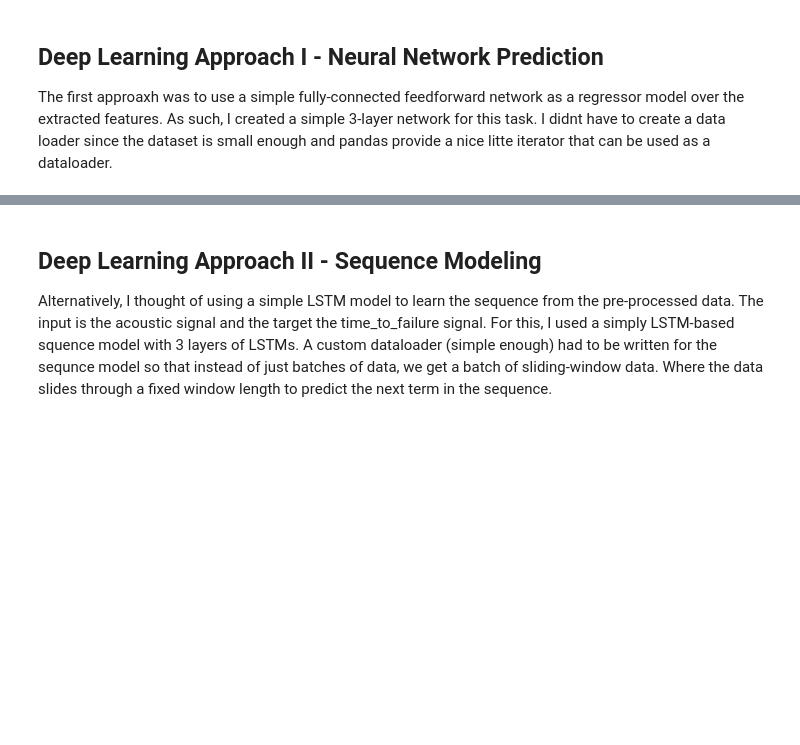
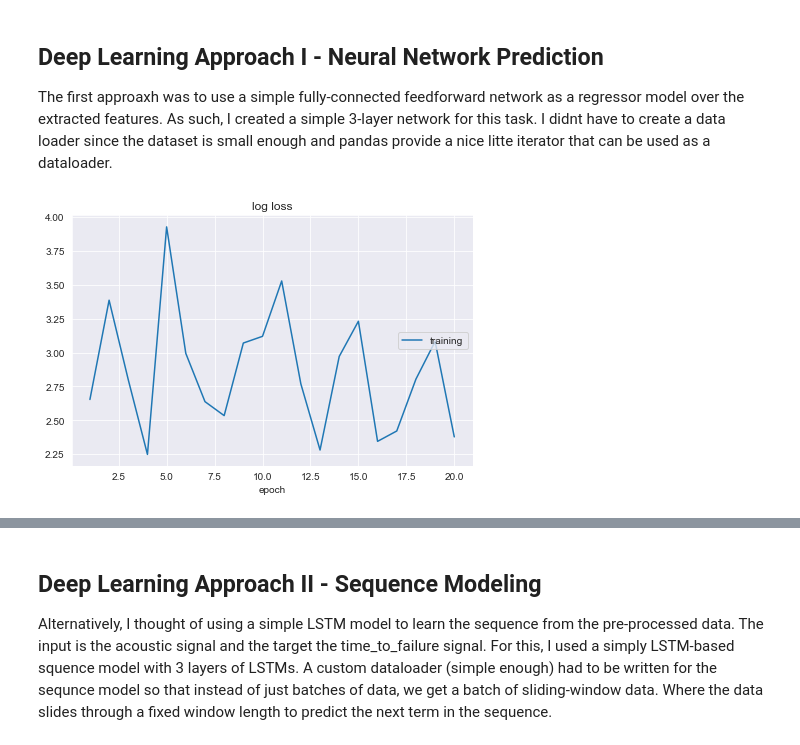
Before and after one commit to AntixK/Earthquake-Prediction, a Jupyter notebook: Main.ipynb, the cells around one changed output, grey strips where cells are left out. Cells and saved outputs as stored; diff of their text form; code cells hidden in the pictures; blank space fills up the shorter version.

```diff
--- a/Main.ipynb
+++ b/Main.ipynb
@@ -289,35 +405,36 @@ loss_func = torch.nn.L1Loss()
 # %%
 liveloss = PlotLosses()
 
 N_epoch = 20
 net.train()
 for epoch in range(N_epoch):
     logs = {}
 
     running_loss = 0.0
 
     for i in range(X_tr.shape[0]//batchsize):
         inds = np.random.choice(X_tr.shape[0], batchsize, replace=False)
 
         x = torch.from_numpy(X_tr.iloc[inds,:].values).type('torch.FloatTensor')
         y = torch.from_numpy(y_tr.iloc[inds,:].values).type('torch.FloatTensor')
-        prediction = net(x)     # input x and predict based on x
+        prediction = net(x)     # forward pass
         #print(y)
-        loss = loss_func(prediction, y)     # must be (1. nn output, 2. target)
-        #print(torch.sum(prediction))
+        loss = loss_func(prediction, y)
 
-        optimizer.zero_grad()   # clear gradients for next train
-        loss.backward()         # backpropagation, compute gradients
-        optimizer.step()        # apply gradients
+        optimizer.zero_grad()
+        loss.backward()         # backprop
+        optimizer.step()
 
         running_loss = loss.detach()
 
     epoch_loss = running_loss
 
     prefix = ''
-
     logs[prefix + 'log loss'] = epoch_loss.item()
 
     liveloss.update(logs)
     liveloss.draw()
+
+torch.save(net.state_dict(), SAVE_MODEL_PATH+"NN_model.pth")
 # %% [output]
+[figure, added]
```
Also changed, not shown: parts of 24 cells of this notebook, 12 other files.
